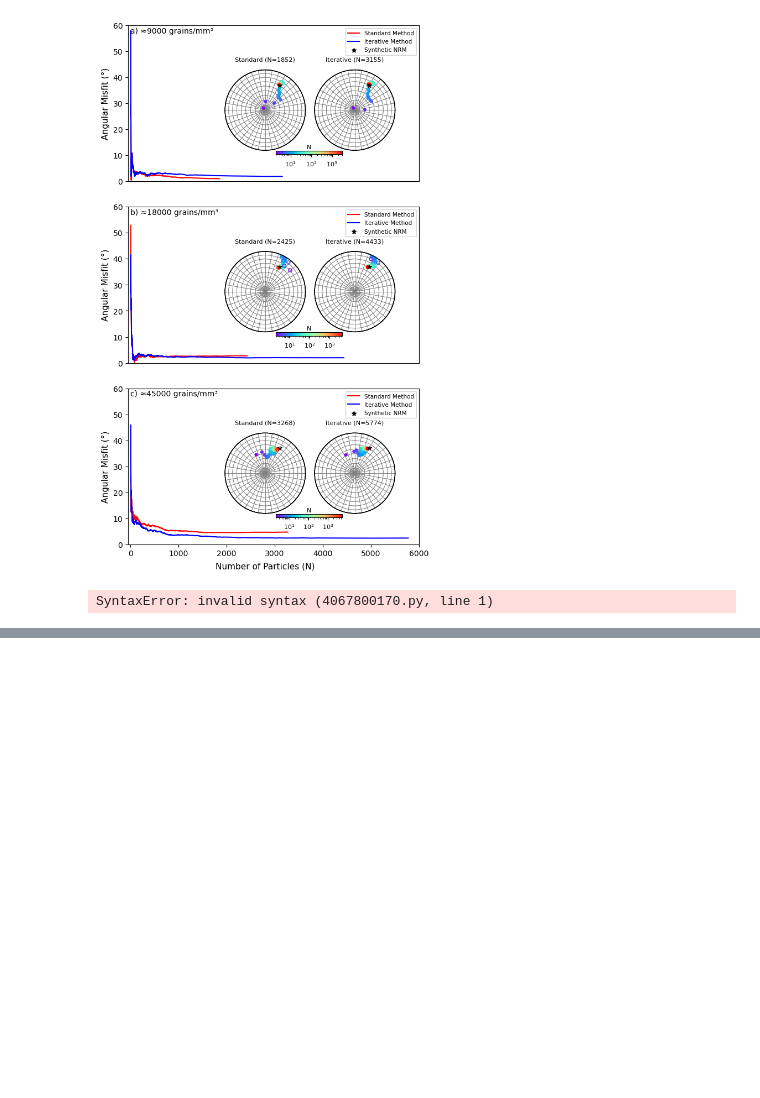
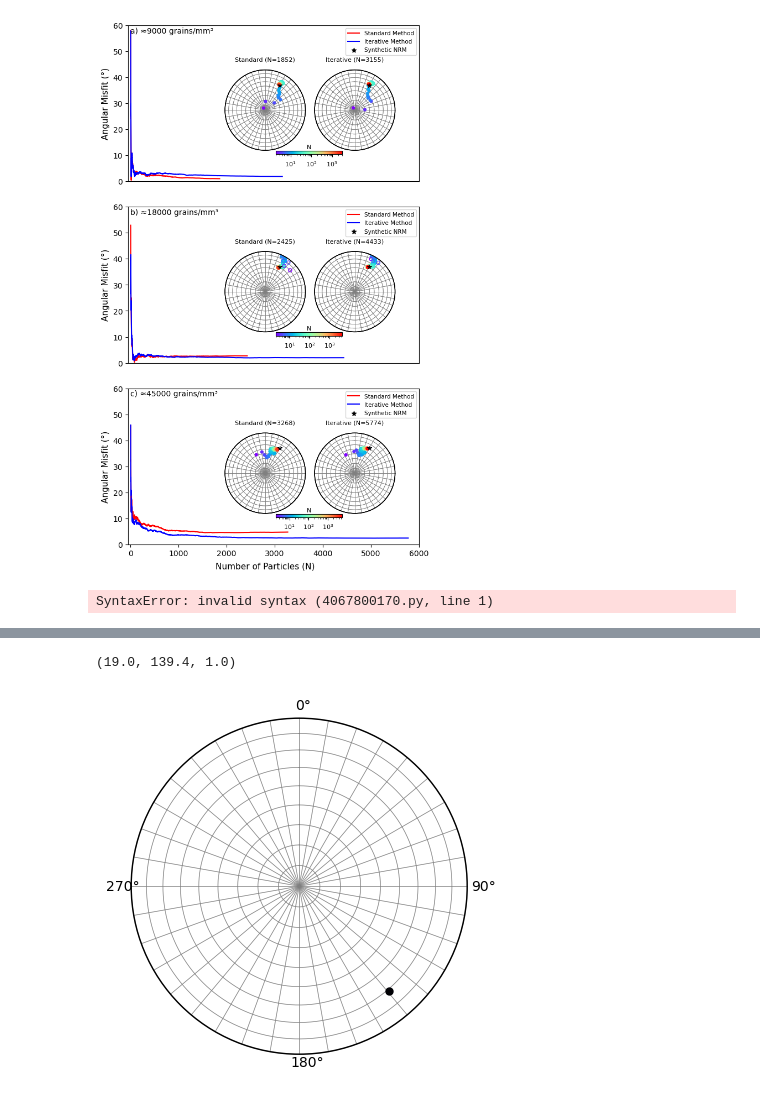
Before and after one commit to compgeolab/micromag-interfering-sources, a Jupyter notebook: code/different_grain_density_maps/plot_stereograms_synthetic_data.ipynb, the cells around one changed output, grey strips where cells are left out. Cells and saved outputs as stored; diff of their text form; code cells hidden in the pictures; blank space fills up the shorter version.

```diff
--- a/code/different_grain_density_maps/plot_stereograms_synthetic_data.ipynb
+++ b/code/different_grain_density_maps/plot_stereograms_synthetic_data.ipynb
@@ -618,28 +686,31 @@ print(mg.vector_to_angles(vector))
 # %%
 # dec, inc = 319.5,  19.4
 dec, inc = 139.4,  19.0
 
 # dec, inc = 008.9, -86.3
 # dec, inc = 186.3, -85.6
 
 # dec, inc = 316.8, -48.9
 # dec, inc = 134.4, -50.1
 
-dec, inc = 190.1,  -58
-dec, inc = 141.7, 18.8
-dec, inc = 20.8, 38
+# dec, inc = 190.1,  -58
+# dec, inc = 141.7, 18.8
+# dec, inc = 20.8, 38
 # dec, inc = 174, -10
 
 vector = mg.angles_to_vector(inc, dec, 1)
 
 # vector = rotate_z(vector, np.radians(90))
-vector = rotate_x(vector, np.radians(-90))
+# vector = rotate_x(vector, np.radians(-90))
 
 
 projection = mg.StereographicProjection(np.array([vector]))
 tmp = projection.plot()
 
 print(mg.vector_to_angles(vector))
+# %% [output]
+(19.0, 139.4, 1.0)
+[figure, added]
 # %%
 def rotate_vector(r_vector, inc, dec):
     theta = np.deg2rad(90+inc)
```
Also changed, not shown: parts of 20 cells of this notebook, 4 other files.
